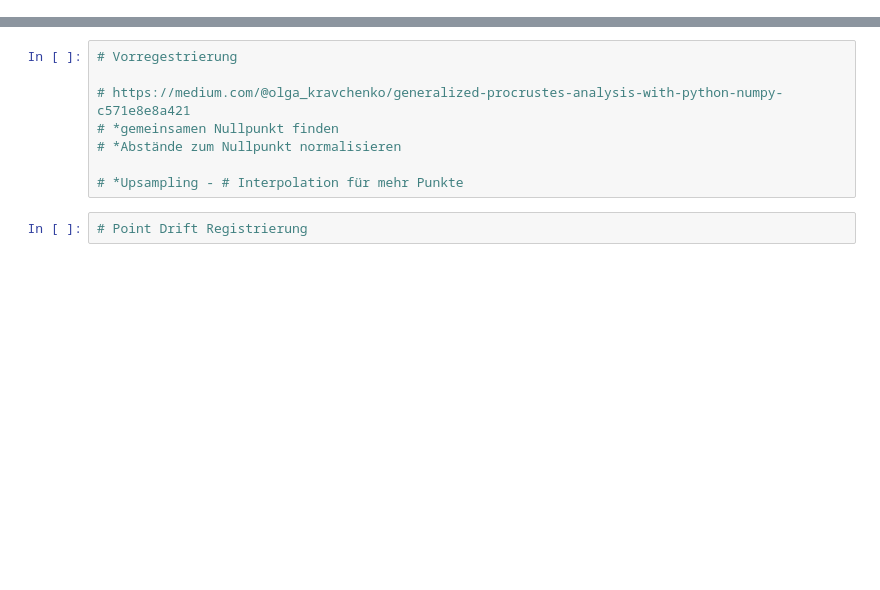
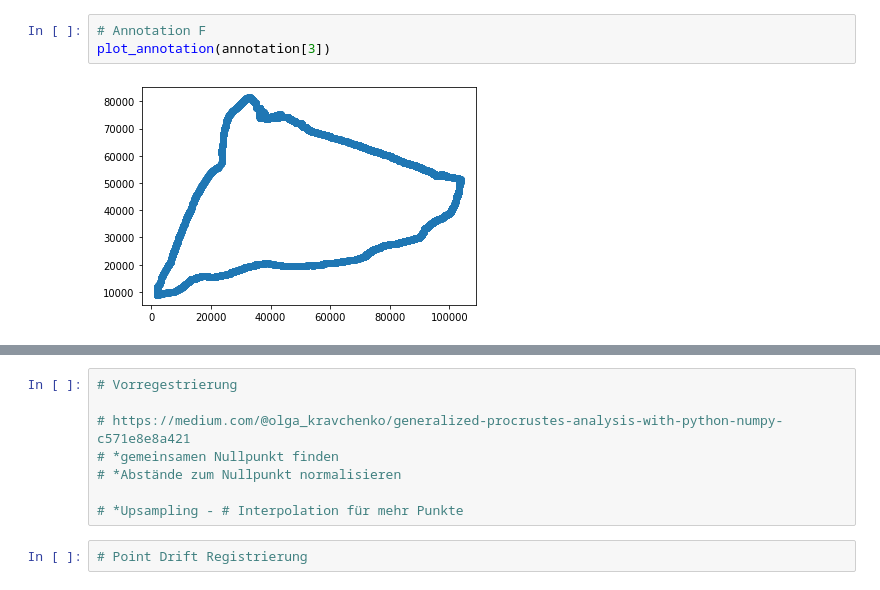
Before and after one commit to AlexHTW/mpi_beleg_4, a Jupyter notebook: registration.ipynb, the cells around one changed output, grey strips where cells are left out. Saved outputs shown, nothing was run; the diff lists cells and outputs as text; blank space fills up the shorter version.

```diff
--- a/registration.ipynb
+++ b/registration.ipynb
@@ -38,0 +52,5 @@ plt.scatter(x_anno,y_anno)
+# %%
+# Annotation F
+plot_annotation(annotation[3])
+# %% [output]
+[figure, added]
```
Also changed, not shown: parts of 19 cells of this notebook, 3 other files.
